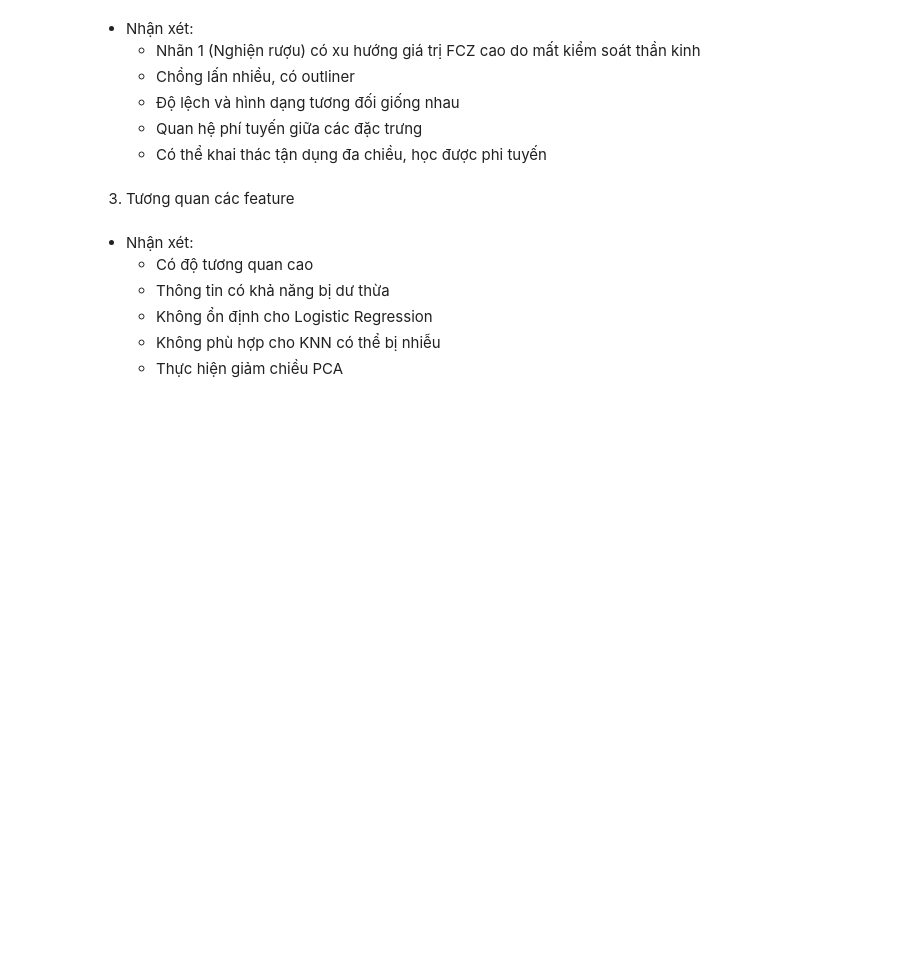
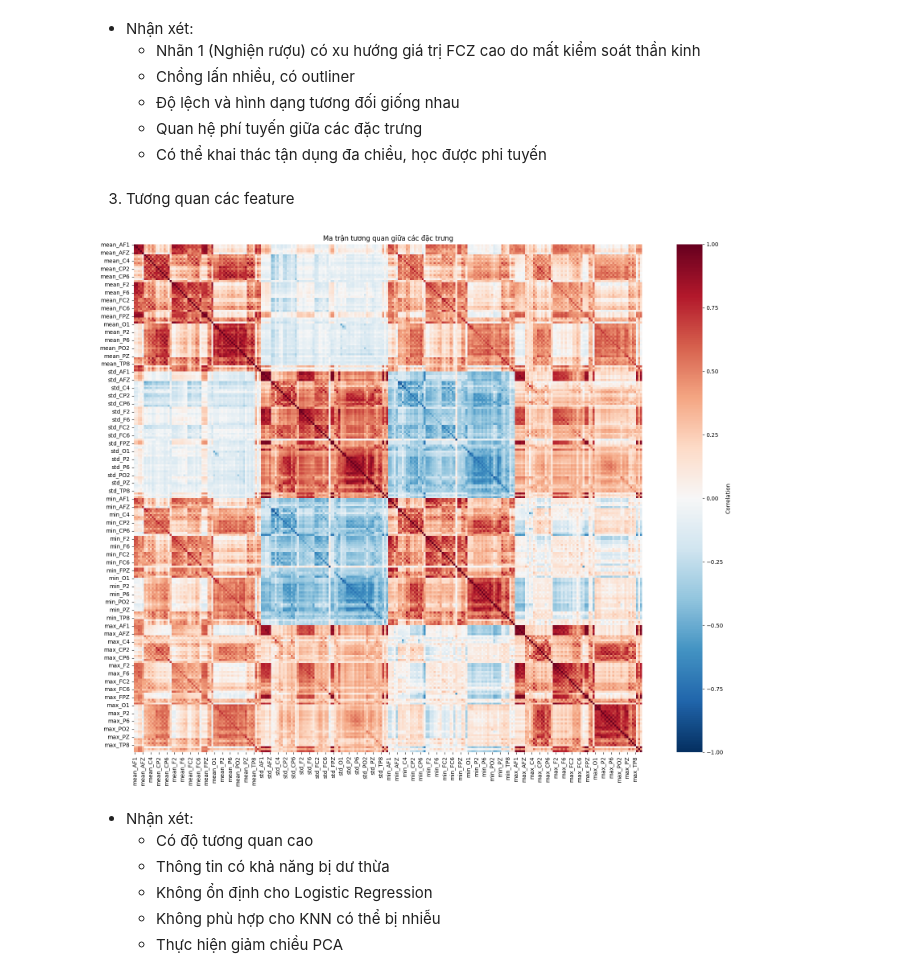
Before and after one commit to Bintaplaptrinh/EEG-Alcohol, a Jupyter notebook: report.ipynb, the cells around one changed output. Cells and saved outputs as stored; diff of their text form; code cells hidden in the pictures; blank space fills up the shorter version.

Commit message:
upload Bang Phan Cong - update plot

```diff
--- a/report.ipynb
+++ b/report.ipynb
@@ -259,3 +254,22 @@ fig.show()
+# %%
+corr = df_pivot.drop(columns=["source_file", "label"]).corr()
+
+plt.figure(figsize=(18, 14))
+sns.heatmap(
+    corr,
+    cmap="RdBu_r",
+    center=0,
+    vmin=-1,
+    vmax=1,
+    square=True,
+    linewidths=0,
+    cbar_kws={"label": "Correlation"},
+)
+plt.title("Ma trận tương quan giữa các đặc trưng")
+plt.tight_layout()
+plt.show()
+# %% [output]
+[figure, added]
 # %% [markdown]
 * Nhận xét:
     * Có độ tương quan cao
```
Also changed, not shown: parts of 10 cells of this notebook, 1 other file.
